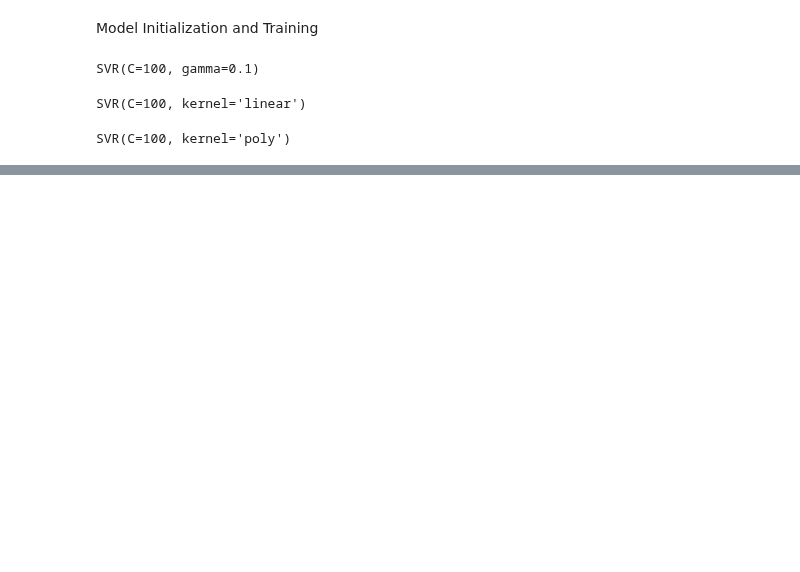
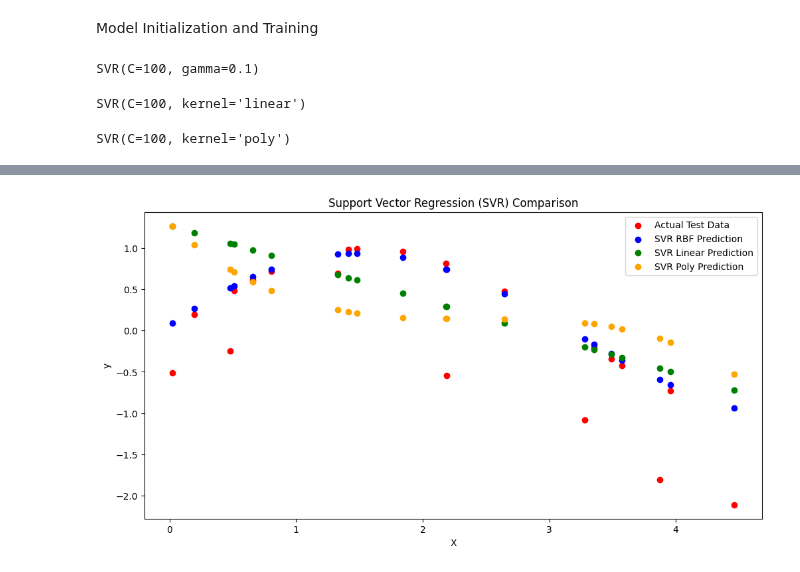
Before and after one commit to FairozAhmadSheikh/ML_bootcamp, a Jupyter notebook: Implementation/svm_svr.ipynb, the cells around one changed output, grey strips where cells are left out. Drawn from its saved outputs; the diff is of its cells as text; code cells hidden in the pictures; blank space fills up the shorter version.

Commit message:
Visualization

```diff
--- a/Implementation/svm_svr.ipynb
+++ b/Implementation/svm_svr.ipynb
@@ -71,0 +77,13 @@ print("R2 Score:", r2_rbf)
+# %%
+plt.figure(figsize=(12, 6))
+plt.scatter(X_test, y_test, color='red', label='Actual Test Data')
+plt.scatter(X_test, y_pred_rbf, color='blue', label='SVR RBF Prediction')
+plt.scatter(X_test, y_pred_lin, color='green', label='SVR Linear Prediction')
+plt.scatter(X_test, y_pred_poly, color='orange', label='SVR Poly Prediction')
+plt.title('Support Vector Regression (SVR) Comparison')
+plt.xlabel('X')
+plt.ylabel('y')
+plt.legend()
+plt.show()
+# %% [output]
+[figure, added]
```
Also changed, not shown: parts of 1 cell of this notebook.
